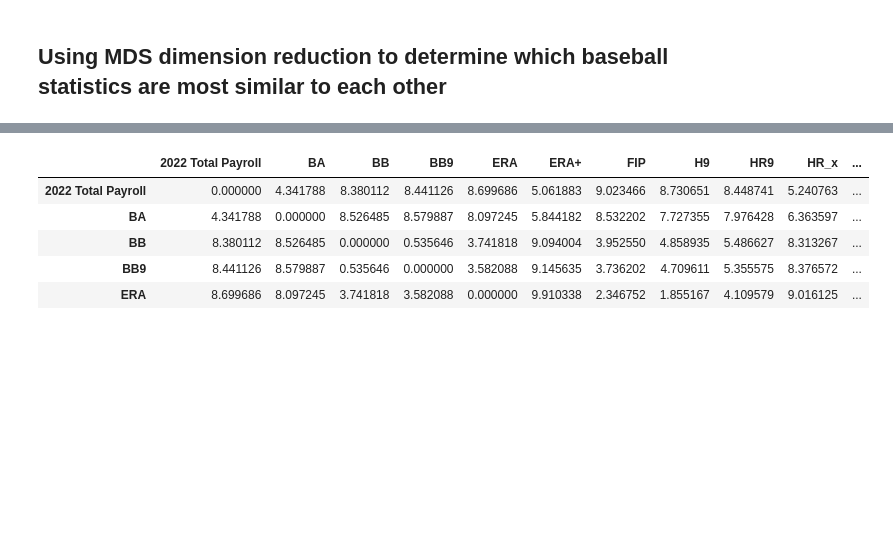
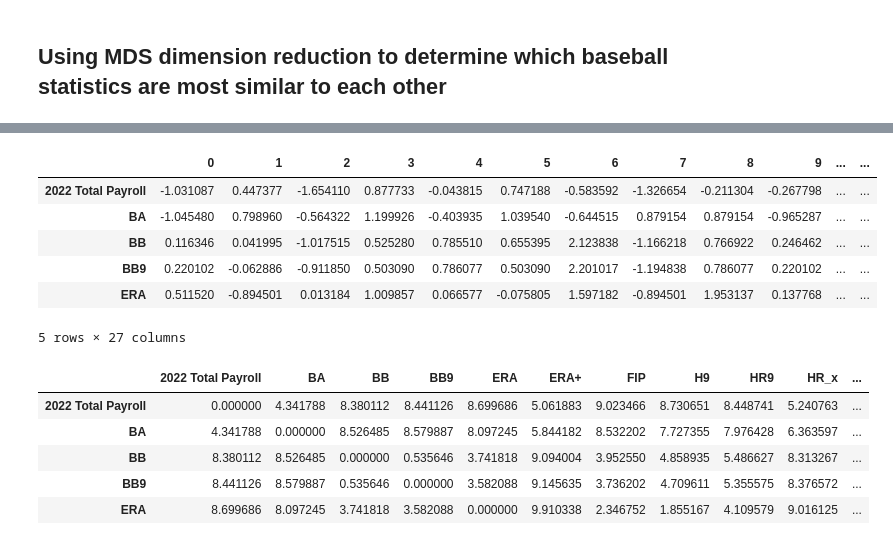
Before and after one commit to marcosfassiob/cmda3654_project, a Jupyter notebook: Project3.ipynb, the cells around one changed output, grey strips where cells are left out. Saved outputs shown, nothing was run; the diff lists cells and outputs as text; code cells hidden in the pictures; blank space fills up the shorter version.

```diff
--- a/Project3.ipynb
+++ b/Project3.ipynb
@@ -274 +246,12 @@ Distancetable
+# %%
+distance_table = norm.transpose()
+distance_table.head()
+# %% [output]
+|  | 0 | 1 | 2 | 3 | 4 | 5 | 6 | 7 | 8 | 9 | ... | ... |
+| 2022 Total Payroll | -1.031087 | 0.447377 | -1.654110 | 0.877733 | -0.043815 | 0.747188 | -0.583592 | -1.326654 | -0.211304 | -0.267798 | ... | ... |
+| BA | -1.045480 | 0.798960 | -0.564322 | 1.199926 | -0.403935 | 1.039540 | -0.644515 | 0.879154 | 0.879154 | -0.965287 | ... | ... |
+| BB | 0.116346 | 0.041995 | -1.017515 | 0.525280 | 0.785510 | 0.655395 | 2.123838 | -1.166218 | 0.766922 | 0.246462 | ... | ... |
+| BB9 | 0.220102 | -0.062886 | -0.911850 | 0.503090 | 0.786077 | 0.503090 | 2.201017 | -1.194838 | 0.786077 | 0.220102 | ... | ... |
+| ERA | 0.511520 | -0.894501 | 0.013184 | 1.009857 | 0.066577 | -0.075805 | 1.597182 | -0.894501 | 1.953137 | 0.137768 | ... | ... |
+5 rows × 27 columns
 # %%
```
Also changed, not shown: parts of 29 cells of this notebook, 2 other files.
